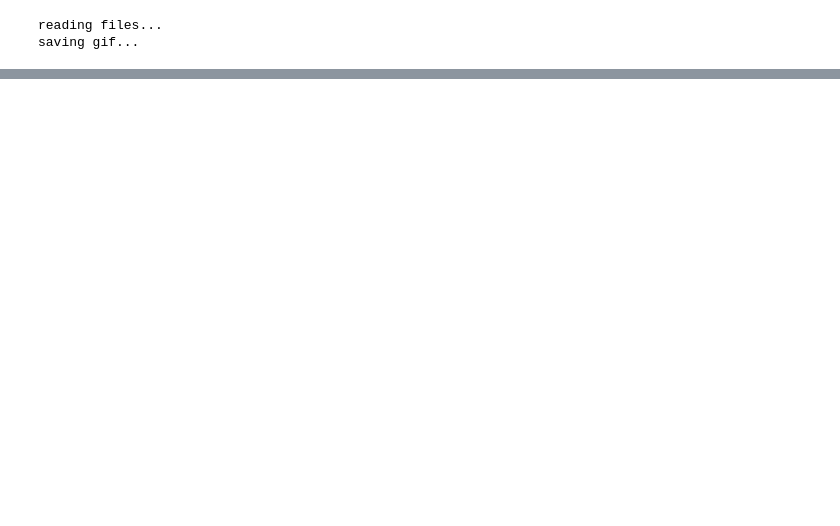
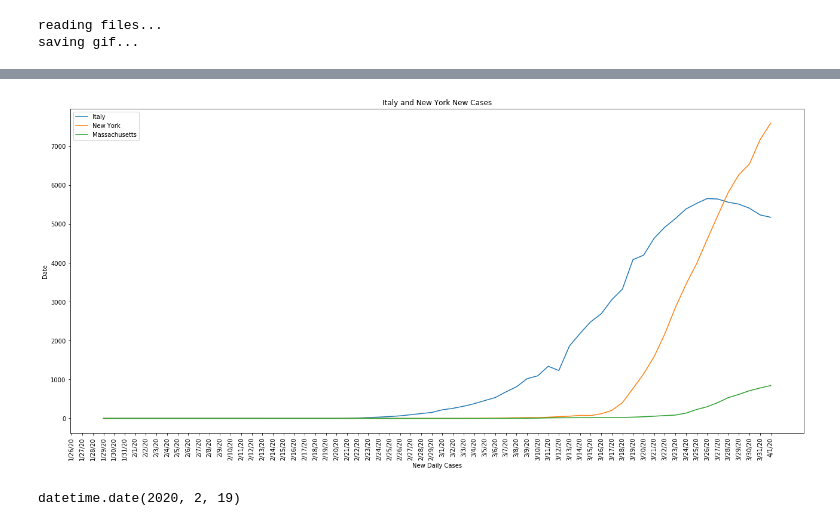
Before and after one commit to UBERCRUZER/covid19, a Jupyter notebook: notebook.ipynb, the cells around one changed output, grey strips where cells are left out. Drawn from its saved outputs; the diff is of its cells as text; code cells hidden in the pictures; blank space fills up the shorter version.

```diff
--- a/notebook.ipynb
+++ b/notebook.ipynb
@@ -11,8 +13,17 @@ import imageio
 # %%
 # C:\Users\cruze\Documents\GitHub\covid19\csse_covid_19_data\csse_covid_19_time_series
 
-confirmed_path = os.path.join(os.getcwd(), 'csse_covid_19_data', 'csse_covid_19_time_series', 'time_series_covid19_confirmed_US.csv')
-confDF = pd.read_csv(confirmed_path)
+# confirmed_path = os.path.join(os.getcwd(), 'csse_covid_19_data', 'csse_covid_19_time_series', 'time_series_covid19_confirmed_US.csv')
+confirmed_URL = 'https://raw.githubusercontent.com/CSSEGISandData/COVID-19/master/csse_covid_19_data/csse_covid_19_time_series/time_series_covid19_confirmed_US.csv'
+confDF = pd.read_csv(confirmed_URL)
+
+# global_path = os.path.join(os.getcwd(), 'csse_covid_19_data', 'csse_covid_19_time_series', 'time_series_covid19_confirmed_global.csv')
+global_URL = 'https://raw.githubusercontent.com/CSSEGISandData/COVID-19/master/csse_covid_19_data/csse_covid_19_time_series/time_series_covid19_confirmed_global.csv'
+globalDF = pd.read_csv(global_URL)
+
+# death_path = os.path.join(os.getcwd(), 'csse_covid_19_data', 'csse_covid_19_time_series', 'time_series_covid19_deaths_US.csv')
+deathsUS_URL = 'https://raw.githubusercontent.com/CSSEGISandData/COVID-19/master/csse_covid_19_data/csse_covid_19_time_series/time_series_covid19_deaths_US.csv'
+deathDF = pd.read_csv(deathsUS_URL)
 
 # dateDict = dict(zip(confDF.columns[11:], pd.to_datetime(confDF.columns[11:])))
 # confDF = confDF.rename(dateDict, axis='columns')
@@ -158,0 +160,41 @@ saving gif...
+# %%
+
+plt.figure(figsize=(22, 10))
+
+# plt.plot(globalDF[globalDF['Country/Region']=='Italy'].iloc[:,4:].transpose())
+
+plt.plot(globalDF[globalDF['Country/Region']=='Italy'].iloc[:,4:].transpose().diff().rolling(window=7).mean(), label='Italy')
+
+
+plt.plot(byStateDF[byStateDF.index=='New York'].iloc[:,5:].transpose().diff().rolling(window=7).mean(), label='New York')
+plt.plot(byStateDF[byStateDF.index=='Massachusetts'].iloc[:,5:].transpose().diff().rolling(window=7).mean(), label='Massachusetts')
+
+# plt.plot(byStateDF[byStateDF.index=='California'].iloc[:,5:].transpose().diff().rolling(window=7).mean())
+# plt.plot(byStateDF[byStateDF.index=='Oregon'].iloc[:,5:].transpose())
+
+# for i, lab in enumerate(labels):
+#     x = dfData.iloc[i,j]
+#     y = dfDiff.iloc[i,j]
+#     plt.scatter(x, y, marker='o', color='red')
+#     plt.text(x+0.3, y+0.3, lab, fontsize=12)
+
+plt.title('Italy and New York New Cases')
+# plt.yscale('log')
+# plt.xscale('log')
+plt.xlabel('New Daily Cases')
+plt.ylabel('Date')
+# plt.xlim(left='2/19/2020')
+# plt.ylim(1, 100000)
+plt.legend(loc='best')
+plt.xticks(rotation='vertical')
+
+# plt.savefig(plot_path)
+# plt.clf()
+# plt.close()
+plt.show()
+# %% [output]
+[figure, added]
+# %%
+datetime.date(2020, 2, 19)
+# %% [output]
+datetime.date(2020, 2, 19)
```
Also changed, not shown: parts of 7 cells of this notebook, 1 other file.
